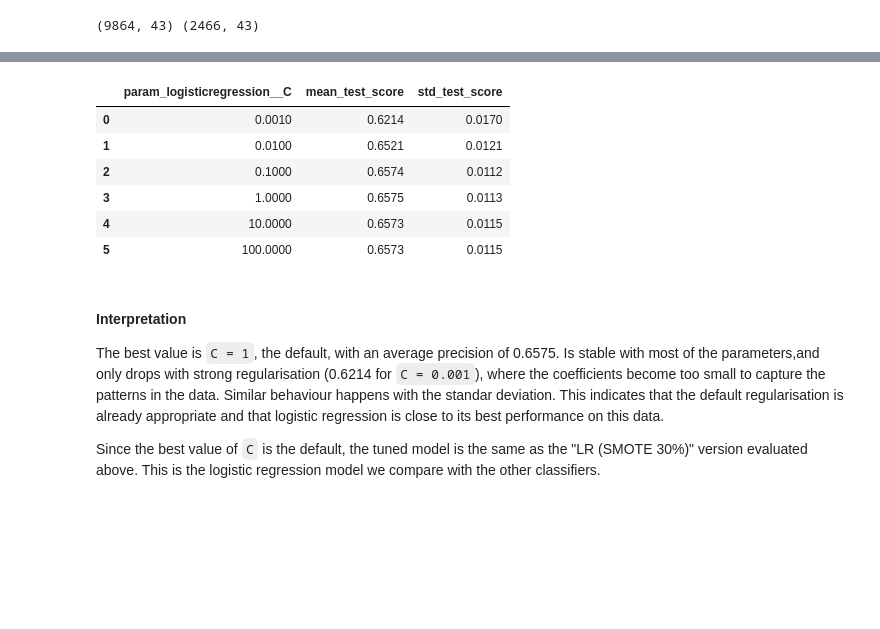
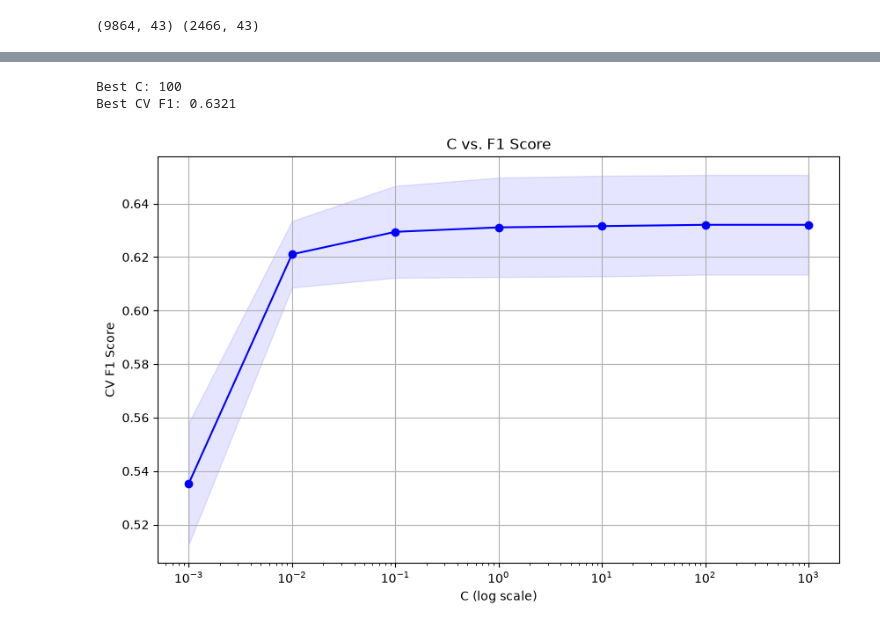
Before and after one commit to tginting-star/RLML_ecommerce_project, a Jupyter notebook: Project/Project code.ipynb, the cells around one changed output, grey strips where cells are left out. Drawn from its saved outputs; the diff is of its cells as text; code cells hidden in the pictures; blank space fills up the shorter version.

Commit message:
Finished Logistic regression and started with random forest

```diff
--- a/Project/Project code.ipynb
+++ b/Project/Project code.ipynb
@@ -822,32 +816,40 @@ We tune the regularisation strength `C` of the logistic regression with SMOTE, u
 # %%
 from sklearn.model_selection import GridSearchCV
 
-# Tunning logistic regression with SMOTE
+# Tuning logistic regression with SMOTE
 lr_smote = make_imb_pipeline(
     StandardScaler(),
     SMOTE(sampling_strategy=0.3 / 0.7, random_state=17),
     LogisticRegression(max_iter=1000),
 )
 
-# Different values of the hyperparameter from logistic regression to try
-param_gridSearchCV = {"logisticregression__C": [0.001, 0.01, 0.1, 1, 10, 100]}
+# Different values of the hyperparameter C to try
+# Follows a convension using logaritmic scale, where each value is 10X higher than the next one
+param_gridSearchCV = {"logisticregression__C": [0.001, 0.01, 0.1, 1, 10, 100, 1000]}
 
 # Try every value with the same 5-fold cross-validation and keep the best one
-lr_gridSearchCV = GridSearchCV(lr_smote, param_gridSearchCV, cv=cv, scoring="average_precision")
+lr_gridSearchCV = GridSearchCV(lr_smote, param_grid=param_gridSearchCV, cv=cv, scoring="f1")
 lr_gridSearchCV.fit(X_train, y_train)
 
-pd.DataFrame(lr_gridSearchCV.cv_results_)[["param_logisticregression__C", "mean_test_score", "std_test_score"]]
+print(f"Best C: {lr_gridSearchCV.best_params_['logisticregression__C']}")
+print(f"Best CV F1: {lr_gridSearchCV.best_score_:.4f}")
 # %% [output]
-|  | param_logisticregression__C | mean_test_score | std_test_score |
-| 0 | 0.0010 | 0.6214 | 0.0170 |
-| 1 | 0.0100 | 0.6521 | 0.0121 |
-| 2 | 0.1000 | 0.6574 | 0.0112 |
-| 3 | 1.0000 | 0.6575 | 0.0113 |
-| 4 | 10.0000 | 0.6573 | 0.0115 |
-| 5 | 100.0000 | 0.6573 | 0.0115 |
+Best C: 100
+Best CV F1: 0.6321
-# %% [markdown]
-#### Interpretation
-
-The best value is `C = 1`, the default, with an average precision of 0.6575. Is stable with most of the parameters,and only drops with strong regularisation (0.6214 for `C = 0.001`), where the coefficients become too small to capture the patterns in the data. Similar behaviour happens with the standar deviation. This indicates that the default regularisation is already appropriate and that logistic regression is close to its best performance on this data.
-
-Since the best value of `C` is the default, the tuned model is the same as the "LR (SMOTE 30%)" version evaluated above. This is the logistic regression model we compare with the other classifiers.
+# %%
+# Plot C vs. average precision, with a band of ± one standard deviation
+results_lr = lr_gridSearchCV.cv_results_
+C_values = param_gridSearchCV["logisticregression__C"]
+
+plt.figure(figsize=(10, 6))
+plt.plot(C_values, results_lr["mean_test_score"], marker="o", linestyle="-", color="b")
+plt.fill_between(C_values, results_lr["mean_test_score"] - results_lr["std_test_score"],
+                results_lr["mean_test_score"] + results_lr["std_test_score"], alpha=0.1, color="b")
+plt.xscale("log")   # C were [0.001, 0.01, 0.1, 1, 10, 100,1000], which follows a logaritmic scale. A log axis spaces them evenly
+plt.title("C vs. F1 Score")
+plt.xlabel("C (log scale)")
+plt.ylabel("CV F1 Score")
+plt.grid(True)
+plt.show()
+# %% [output]
+[figure, added]
```
Also changed, not shown: parts of 27 cells of this notebook.
